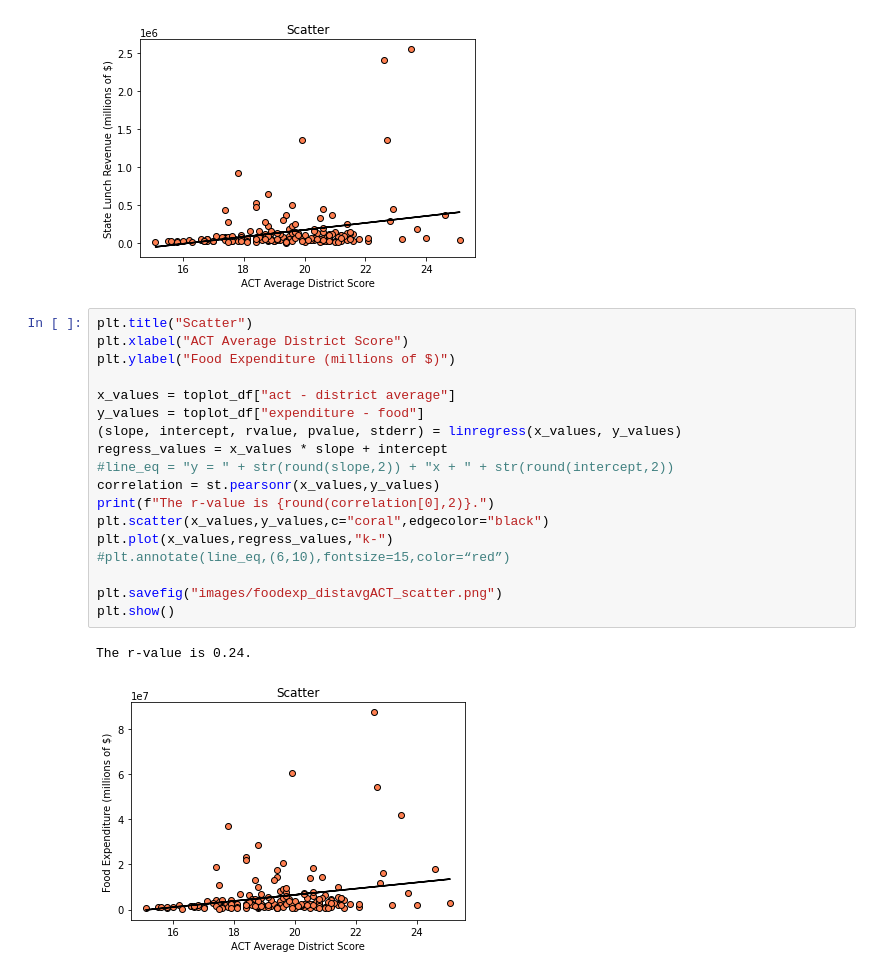
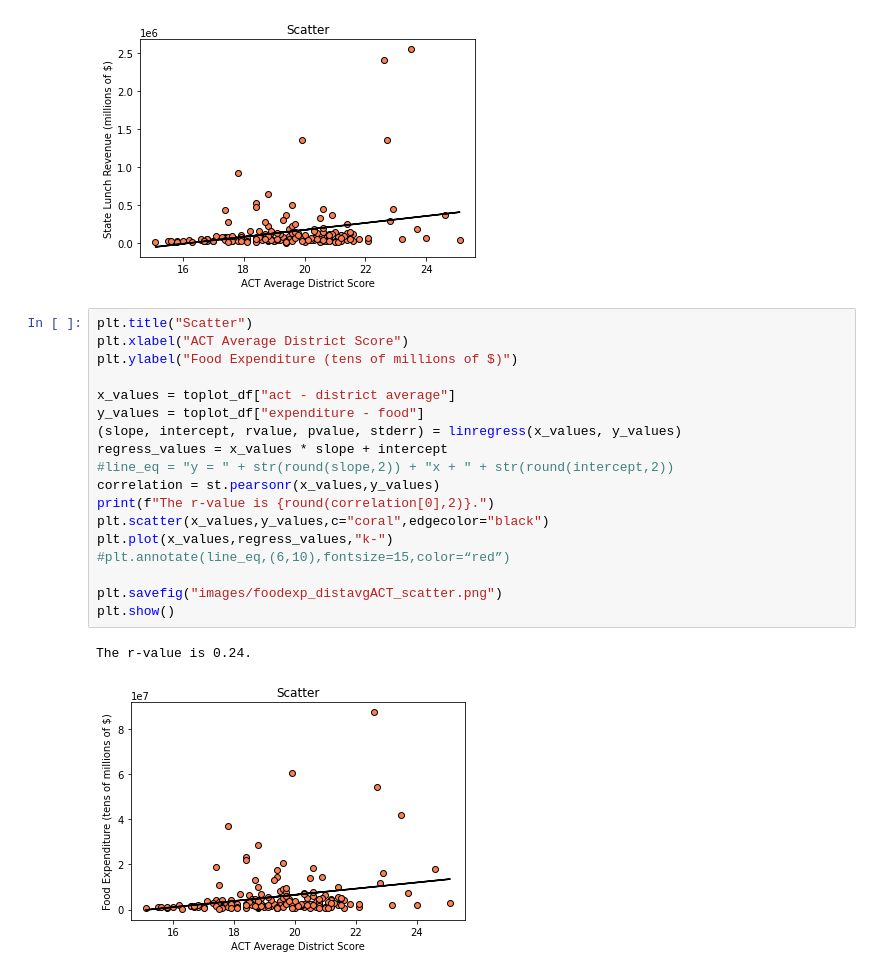
Before and after one commit to Johnny-Boy-SQL/The_Six_Aces_Project_1, a Jupyter notebook: data/analysis/Revenues, expenditures and student success.ipynb, the cells around one changed output. Drawn from its saved outputs; the diff is of its cells as text.

```diff
--- a/data/analysis/Revenues, expenditures and student success.ipynb
+++ b/data/analysis/Revenues, expenditures and student success.ipynb
@@ -223,21 +223,21 @@ The r-value is 0.27.
 # %%
 plt.title("Scatter")
 plt.xlabel("ACT Average District Score")
-plt.ylabel("Food Expenditure (millions of $)")
+plt.ylabel("Food Expenditure (tens of millions of $)")
 
 x_values = toplot_df["act - district average"]
 y_values = toplot_df["expenditure - food"]
 (slope, intercept, rvalue, pvalue, stderr) = linregress(x_values, y_values)
 regress_values = x_values * slope + intercept
 #line_eq = "y = " + str(round(slope,2)) + "x + " + str(round(intercept,2))
 correlation = st.pearsonr(x_values,y_values)
 print(f"The r-value is {round(correlation[0],2)}.")
 plt.scatter(x_values,y_values,c="coral",edgecolor="black")
 plt.plot(x_values,regress_values,"k-")
 #plt.annotate(line_eq,(6,10),fontsize=15,color=“red”)
 
 plt.savefig("images/foodexp_distavgACT_scatter.png")
 plt.show()
 # %% [output]
 The r-value is 0.24.
-[figure, old version]
+[figure, new version]
```
Also changed, not shown: parts of 1 cell of this notebook, 2 other files.
